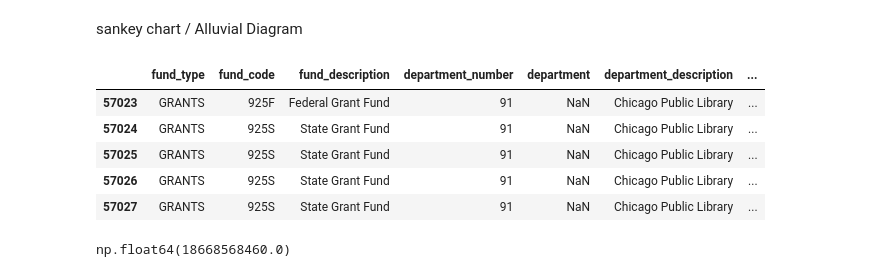
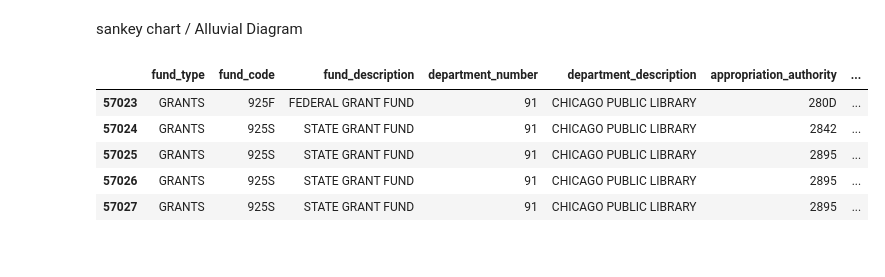
Before and after one commit to RamarkoB/chicago-budget, a Jupyter notebook: explore.ipynb, the cells around one changed output. Saved outputs shown, nothing was run; the diff lists cells and outputs as text; code cells hidden in the pictures.

```diff
--- a/explore.ipynb
+++ b/explore.ipynb
@@ -6,25 +16,47 @@ import matplotlib as plt
+# %%
+# helper functions
+def getRowAmount(row):
+    if not pd.isna(row["_ordinance_amount_"]):
+        return row["_ordinance_amount_"]
+    elif not pd.isna(row["appropriation_ordinance"]):
+        return row["appropriation_ordinance"]
+    else:
+        return row["amount"]
+
+def getValueCounts(cols):
+    return df[cols].value_counts().to_frame().reset_index()
+
+def getAltNames(df, indexCol, nameCol):
+    count = df[indexCol].value_counts().to_frame().reset_index()
+    mult = count[count["count"] > 1]
+    mult["names"] = mult.apply(lambda row: df[df[indexCol] == row[indexCol]][nameCol].to_list(), axis=1)
+    return mult
+
+def getAnnualBudget(df, year):
+    return df[df["year"] == year]["amount"].sum()
 # %%
-years = [2012, 2013, 2014, 2015, 2016, 2017, 2018, 2019, 2020, 2021, 2022, 2023, 2024, 2025, 2026]
-
-df = pd.read_csv("data/2011-ordinance.csv")
-df["year"] = 2011
-
+# import all ordinance files and combine into table
+df = pd.DataFrame()
 for year in years:
-    fh = f"data/{year}-ordinance.csv"
-    dfYear = pd.read_csv(fh)
+    dfYear = pd.read_csv(f"data/{year}-ordinance.csv")
     dfYear["year"] = year
     df = pd.concat([df, dfYear], ignore_index=True)
 
-df["amount"] = df.apply(lambda row: row["amount"] if not pd.isna(row["amount"]) else row["_ordinance_amount_"], axis=1)
+
+# clean rows and columns
+df["amount"] = df.apply(getRowAmount, axis=1)
+df["fund_code"] = df.apply(lambda row: row["fund_code"] if len(row["fund_code"]) == 4 else "0" + row["fund_code"], axis=1)
+df["appropriation_authority"] = df["appropriation_authority"].apply(lambda x: str(int(x)) if isinstance(x, float) and not math.isnan(x) else x)
+df = df.drop(columns=["department", "_ordinance_amount_", "appropriation_ordinance"])
+
+for colName in normalizedColumns:
+    df[colName] = df[colName].str.upper()
+
 df.tail()
 # %% [output]
-|  | fund_type | fund_code | fund_description | department_number | department | department_description | ... |
-| 57023 | GRANTS | 925F | Federal Grant Fund | 91 | NaN | Chicago Public Library | ... |
-| 57024 | GRANTS | 925S | State Grant Fund | 91 | NaN | Chicago Public Library | ... |
-| 57025 | GRANTS | 925S | State Grant Fund | 91 | NaN | Chicago Public Library | ... |
-| 57026 | GRANTS | 925S | State Grant Fund | 91 | NaN | Chicago Public Library | ... |
-| 57027 | GRANTS | 925S | State Grant Fund | 91 | NaN | Chicago Public Library | ... |
+|  | fund_type | fund_code | fund_description | department_number | department_description | appropriation_authority | ... |
+| 57023 | GRANTS | 925F | FEDERAL GRANT FUND | 91 | CHICAGO PUBLIC LIBRARY | 280D | ... |
+| 57024 | GRANTS | 925S | STATE GRANT FUND | 91 | CHICAGO PUBLIC LIBRARY | 2842 | ... |
+| 57025 | GRANTS | 925S | STATE GRANT FUND | 91 | CHICAGO PUBLIC LIBRARY | 2895 | ... |
+| 57026 | GRANTS | 925S | STATE GRANT FUND | 91 | CHICAGO PUBLIC LIBRARY | 2895 | ... |
+| 57027 | GRANTS | 925S | STATE GRANT FUND | 91 | CHICAGO PUBLIC LIBRARY | 2895 | ... |
-# %%
-df[df["year"] == 2026]["_ordinance_amount_"].sum()
-# %% [output]
-np.float64(18668568460.0)
```
Also changed, not shown: parts of 12 cells of this notebook.
